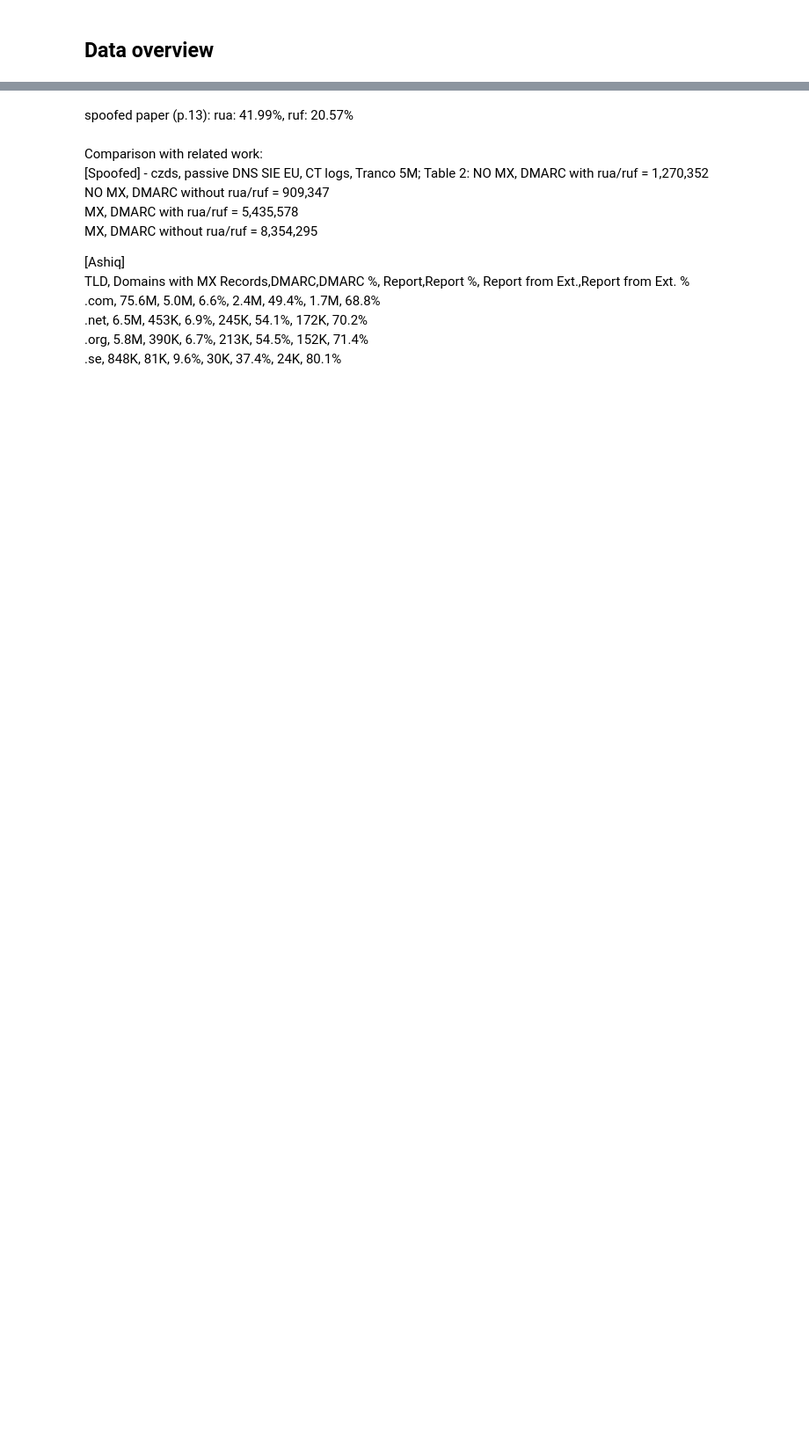
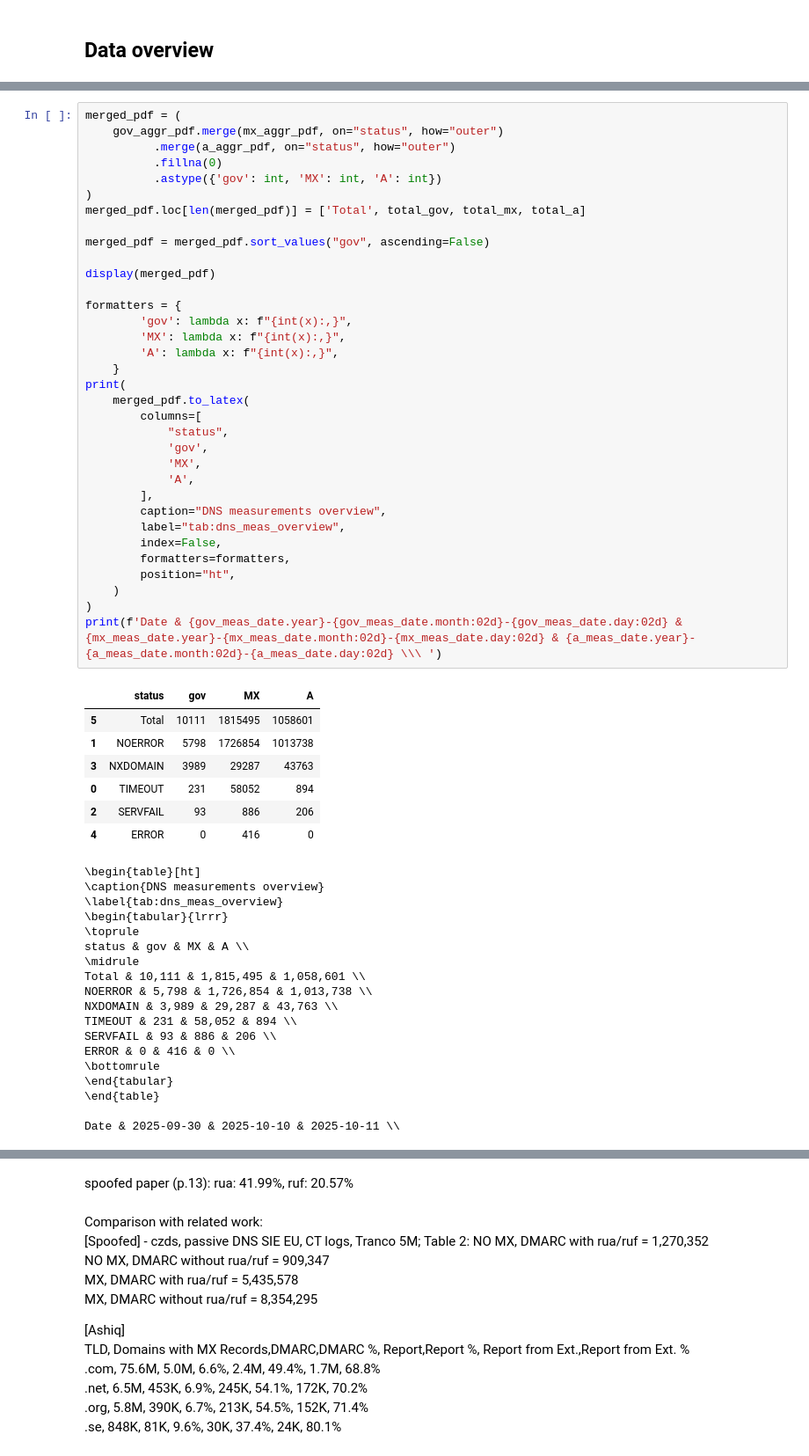
Before and after one commit to internettransparency/dmarc-cctld-research, a Jupyter notebook: notebooks/cluster-data-processing.ipynb, the cells around one changed output, grey strips where cells are left out. Shown at 88% size. Cells and saved outputs as stored; diff of their text form; blank space fills up the shorter version.

```diff
--- a/notebooks/cluster-data-processing.ipynb
+++ b/notebooks/cluster-data-processing.ipynb
@@ -788,0 +1402,60 @@ print(all_domains_cnt)
+# %%
+merged_pdf = (
+    gov_aggr_pdf.merge(mx_aggr_pdf, on="status", how="outer")
+          .merge(a_aggr_pdf, on="status", how="outer")
+          .fillna(0)
+          .astype({'gov': int, 'MX': int, 'A': int})
+)
+merged_pdf.loc[len(merged_pdf)] = ['Total', total_gov, total_mx, total_a]
+
+merged_pdf = merged_pdf.sort_values("gov", ascending=False)
+
+display(merged_pdf)
+
+formatters = {
+        'gov': lambda x: f"{int(x):,}",
+        'MX': lambda x: f"{int(x):,}",
+        'A': lambda x: f"{int(x):,}",
+    }
+print(
+    merged_pdf.to_latex(
+        columns=[
+            "status",
+            'gov',
+            'MX',
+            'A',
+        ],
+        caption="DNS measurements overview",
+        label="tab:dns_meas_overview",
+        index=False,
+        formatters=formatters,
+        position="ht",
+    )
+)
+print(f'Date & {gov_meas_date.year}-{gov_meas_date.month:02d}-{gov_meas_date.day:02d} & {mx_meas_date.year}-{mx_meas_date.month:02d}-{mx_meas_date.day:02d} & {a_meas_date.year}-{a_meas_date.month:02d}-{a_meas_date.day:02d} \\\ ')
+# %% [output]
+|  | status | gov | MX | A |
+| 5 | Total | 10111 | 1815495 | 1058601 |
+| 1 | NOERROR | 5798 | 1726854 | 1013738 |
+| 3 | NXDOMAIN | 3989 | 29287 | 43763 |
+| 0 | TIMEOUT | 231 | 58052 | 894 |
+| 2 | SERVFAIL | 93 | 886 | 206 |
+| 4 | ERROR | 0 | 416 | 0 |
+\begin{table}[ht]
+\caption{DNS measurements overview}
+\label{tab:dns_meas_overview}
+\begin{tabular}{lrrr}
+\toprule
+status & gov & MX & A \\
+\midrule
+Total & 10,111 & 1,815,495 & 1,058,601 \\
+NOERROR & 5,798 & 1,726,854 & 1,013,738 \\
+NXDOMAIN & 3,989 & 29,287 & 43,763 \\
+TIMEOUT & 231 & 58,052 & 894 \\
+SERVFAIL & 93 & 886 & 206 \\
+ERROR & 0 & 416 & 0 \\
+\bottomrule
+\end{tabular}
+\end{table}
+
+Date & 2025-09-30 & 2025-10-10 & 2025-10-11 \\
```
Also changed, not shown: parts of 100 cells of this notebook, 8 other files.
